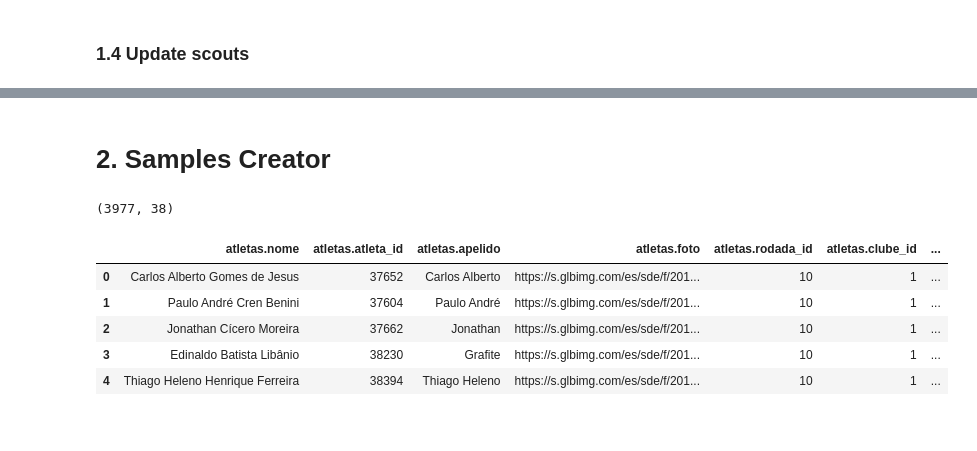
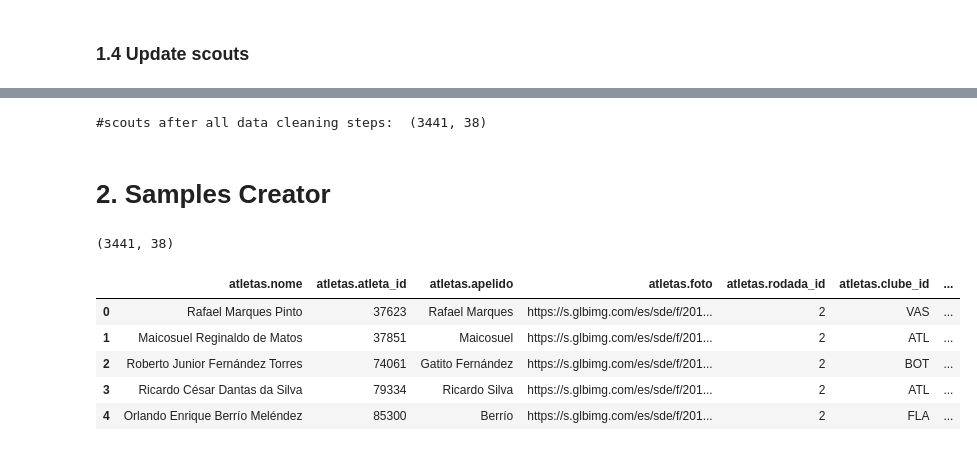
Before and after one commit to henriquepgomide/caRtola, a Jupyter notebook: lib/python/Samples Creator.ipynb, the cells around one changed output, grey strips where cells are left out. Cells and saved outputs as stored; diff of their text form; code cells hidden in the pictures.

```diff
--- a/lib/python/Samples Creator.ipynb
+++ b/lib/python/Samples Creator.ipynb
@@ -249,16 +247,19 @@ df_scouts.iloc[errors, :].head(10) if errors.shape[0] != 0 else print("Nenhum er
 # %%
+print("#scouts after all data cleaning steps: ", df_scouts.shape)
 df_scouts.to_csv('../../db/2017/cartola_2017_scouts.csv', index=False)
+# %% [output]
+#scouts after all data cleaning steps:  (3441, 38)
 # %% [markdown]
 # 2. Samples Creator
 # %%
-df_clean = pd.read_csv('../../db/2017/cartola_2017_clean.csv')
-print(df_clean.shape)
-df_clean.head()
+df_samples = pd.read_csv('../../db/2017/cartola_2017_scouts.csv', )
+print(df_samples.shape)
+df_samples.head()
 # %% [output]
-(3977, 38)
+(3441, 38)
 |  | atletas.nome | atletas.atleta_id | atletas.apelido | atletas.foto | atletas.rodada_id | atletas.clube_id | ... |
-| 0 | Carlos Alberto Gomes de Jesus | 37652 | Carlos Alberto | https://s.glbimg.com/es/sde/f/201... | 10 | 1 | ... |
-| 1 | Paulo André Cren Benini | 37604 | Paulo André | https://s.glbimg.com/es/sde/f/201... | 10 | 1 | ... |
-| 2 | Jonathan Cícero Moreira | 37662 | Jonathan | https://s.glbimg.com/es/sde/f/201... | 10 | 1 | ... |
-| 3 | Edinaldo Batista Libânio | 38230 | Grafite | https://s.glbimg.com/es/sde/f/201... | 10 | 1 | ... |
-| 4 | Thiago Heleno Henrique Ferreira | 38394 | Thiago Heleno | https://s.glbimg.com/es/sde/f/201... | 10 | 1 | ... |
+| 0 | Rafael Marques Pinto | 37623 | Rafael Marques | https://s.glbimg.com/es/sde/f/201... | 2 | VAS | ... |
+| 1 | Maicosuel Reginaldo de Matos | 37851 | Maicosuel | https://s.glbimg.com/es/sde/f/201... | 2 | ATL | ... |
+| 2 | Roberto Junior Fernández Torres | 74061 | Gatito Fernández | https://s.glbimg.com/es/sde/f/201... | 2 | BOT | ... |
+| 3 | Ricardo César Dantas da Silva | 79334 | Ricardo Silva | https://s.glbimg.com/es/sde/f/201... | 2 | ATL | ... |
+| 4 | Orlando Enrique Berrío Meléndez | 85300 | Berrío | https://s.glbimg.com/es/sde/f/201... | 2 | FLA | ... |
```
Also changed, not shown: parts of 18 cells of this notebook, 3 other files.
